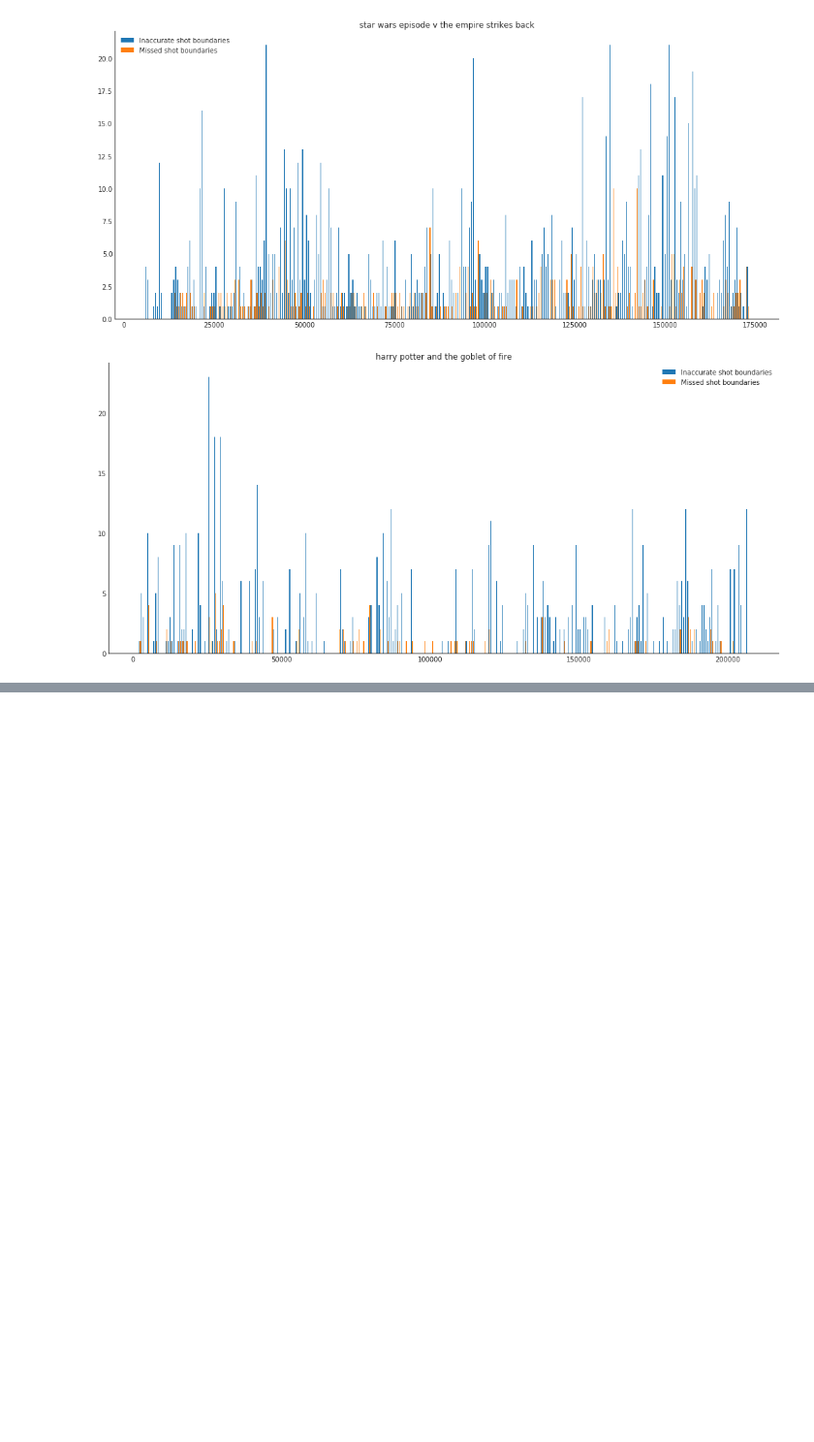
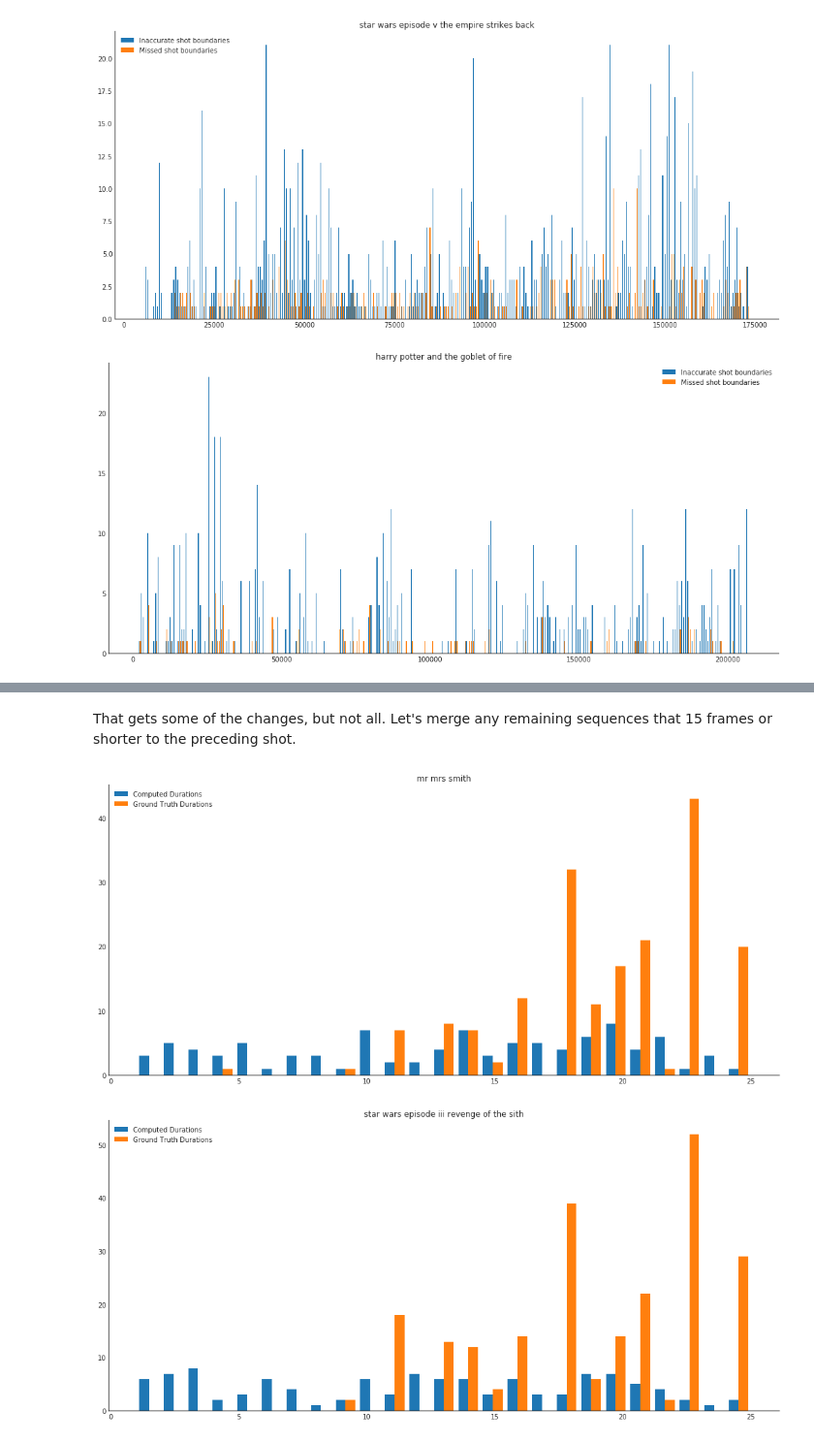
Before and after one commit to DanFu09/esper, a Jupyter notebook: app/notebooks/shot_boundary_eval.ipynb, the cells around one changed output, grey strips where cells are left out. Shown at 97% size. Cells and saved outputs as stored; diff of their text form; code cells hidden in the pictures; blank space fills up the shorter version.

```diff
--- a/app/notebooks/shot_boundary_eval.ipynb
+++ b/app/notebooks/shot_boundary_eval.ipynb
@@ -334,0 +399,14 @@ graph_inaccuracies(greedy_match_with_replacement, 72, 300)
+# %% [markdown]
+That gets some of the changes, but not all. Let's merge any remaining sequences that 15 frames or shorter to the preceding shot.
+# %%
+eval_interval_collection_no_short = eval_interval_collection_shortcoalesced.filter_length(
+    max_length=15
+).merge(
+    eval_interval_collection_shortcoalesced,
+    predicate=after(max_dist=15)
+).set_union(eval_interval_collection_shortcoalesced).coalesce()
+
+graph_short_shot_durations(1, 25, eval_interval_collection=eval_interval_collection_no_short)
+# %% [output]
+[figure, added]
+[figure, added]
```
Also changed, not shown: parts of 20 cells of this notebook.
